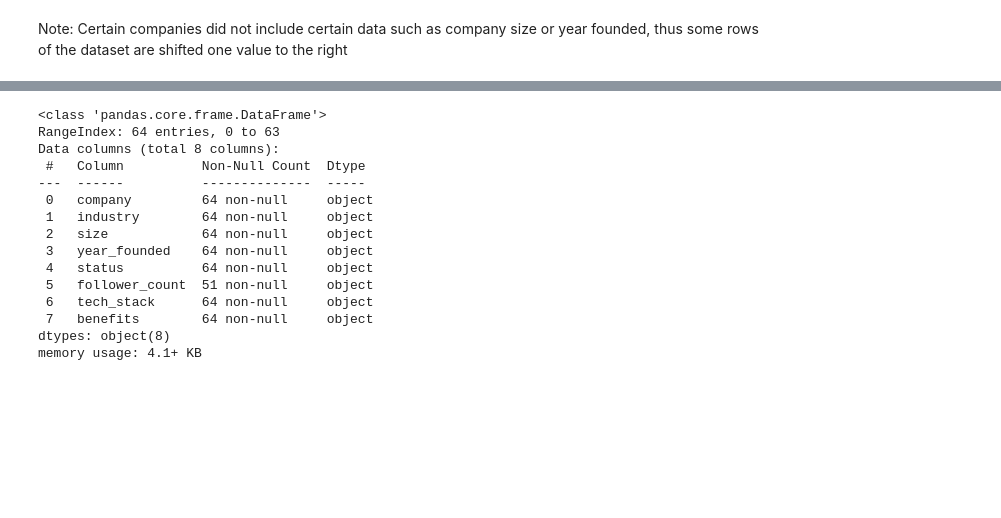
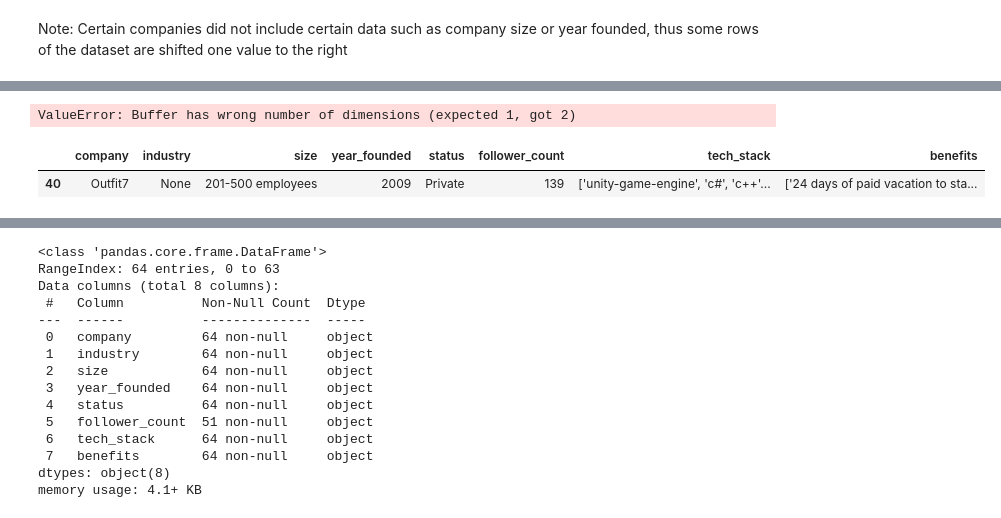
Before and after one commit to Willnguyen02/Stack-Overflow-Companies-Web-Scraper, a Jupyter notebook: main.ipynb, the cells around one changed output, grey strips where cells are left out. Cells and saved outputs as stored; diff of their text form; code cells hidden in the pictures; blank space fills up the shorter version.

```diff
--- a/main.ipynb
+++ b/main.ipynb
@@ -205,23 +199,6 @@ industry_list = df["industry"].values
 for item in industry_list:
     if "employees" in item:
         display(df[df["industry"] == item])
-
-
-        size = df[df["industry"] == item]["size"].values
-        year_founded = df[df["industry"] == item]["year_founded"].values
-        status = df[df["industry"] == item]["status"].values
-
-        print(size)
-        print(year_founded)
-        print(status)
-
-        display(df[df["industry"] == item])
-
-
-        """
-        for data in range(1,6): # range(1,6) representing column indexes 1-6 (industry, size, year_founded, status, and follower_count)
-            print(df.columns[data])
-        """
 # %% [output]
 |  | company | industry | size | year_founded | status | follower_count | tech_stack | benefits |
 | 40 | Outfit7 | 201-500 employees | 2009 | Private | 139 | NaN | ['unity-game-engine', 'c#', 'c++'... | ['24 days of paid vacation to sta... |
@@ -316,0 +207,30 @@ Name: size, Length: 64, dtype: object
+# %%
+# Identified the companies that have misplaced values
+industry_list = df["industry"].values
+
+for item in industry_list:
+    if "employees" in item:
+
+        index = df[df["industry"] == item].index
+
+        size = df.loc[index, "industry"]
+        year_founded = df.loc[index, "size"]
+        status = df.loc[index, "year_founded"]
+        follower_count = df.loc[index, "status"]
+
+        df.loc[index, "industry"] = None
+        df.loc[index, "size"] = size
+        df.loc[index, "year_founded"] = year_founded
+        df.loc[index, "status"] = status
+        df.loc[index, "follower_count"] = follower_count
+
+        display(df.iloc[[index]])
+    else:
+        pass
+# %% [output]
+ValueError: Buffer has wrong number of dimensions (expected 1, got 2)
+# %%
+display(df.iloc[[40]])
+# %% [output]
+|  | company | industry | size | year_founded | status | follower_count | tech_stack | benefits |
+| 40 | Outfit7 | None | 201-500 employees | 2009 | Private | 139 | ['unity-game-engine', 'c#', 'c++'... | ['24 days of paid vacation to sta... |
```
Also changed, not shown: parts of 8 cells of this notebook, 1 other file.
